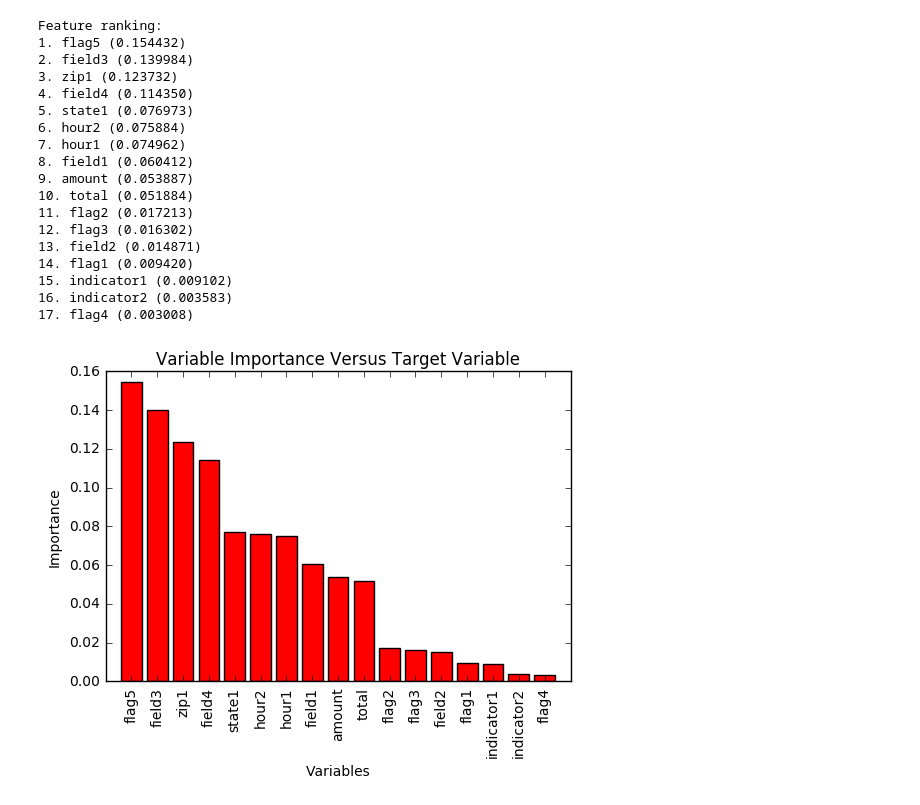
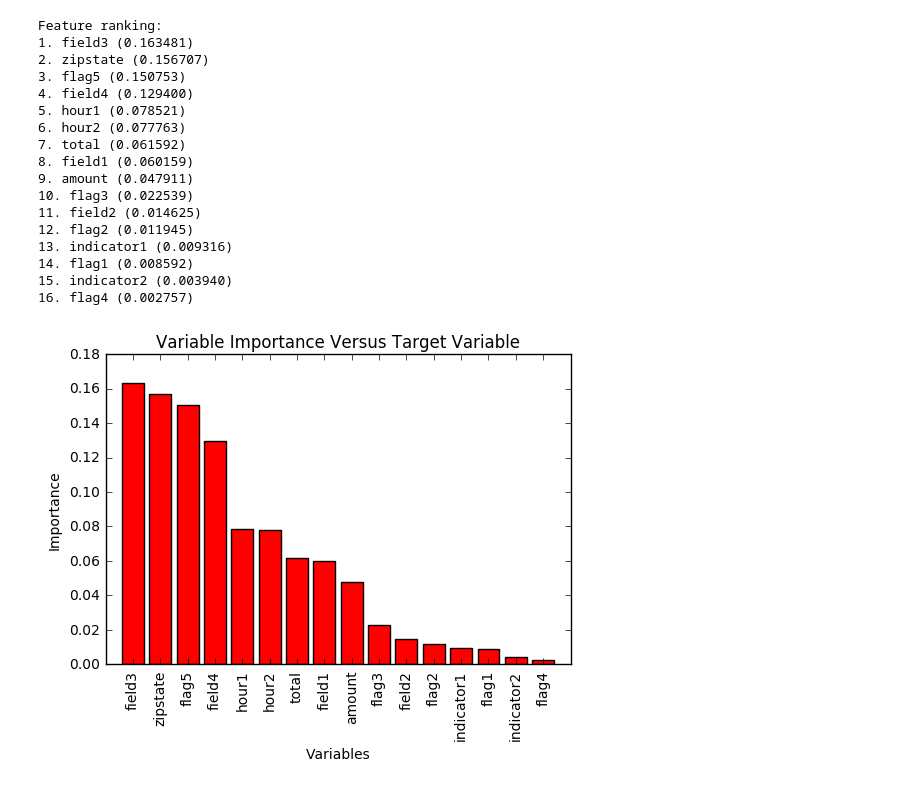
Before and after one commit to jonerra/Purdue_Data_Mining, a Jupyter notebook: StatExplore.ipynb, the cells around one changed output. Drawn from its saved outputs; the diff is of its cells as text; code cells hidden in the pictures.

```diff
--- a/StatExplore.ipynb
+++ b/StatExplore.ipynb
@@ -17,10 +17,12 @@ target = pd.read_csv('DataminingContest2009.Task2Targets.Train.csv')
 inputs = inputs.drop(['custAttr1', 'custAttr2'], 1)
 
 # Inputting the state missing value with the most common state
-inputs['state1'] = inputs['state1'].fillna(inputs['state1'].mode()[0])
+# inputs['state1'] = inputs['state1'].fillna(inputs['state1'].mode()[0])
+inputs["zipstate"] = inputs["zip1"].map(str) + inputs["state1"]
+inputs = inputs.drop(['zip1', 'state1'], 1)
 # %%
 # Create a data frame of only categorical values for chi-squared test
-categorical = inputs.drop(['amount', 'state1', 'zip1', 'total', 'field3', 'flag5'], 1)
+categorical = inputs.drop(['amount', 'total', 'field3', 'flag5', 'zipstate', 'field1'], 1)
 
 # Creating a chi-squared plot
 chi = []
@@ -74,8 +75,8 @@ flag4 0.443587379131
 # Converting state values to integers
 lbl = preprocessing.LabelEncoder()
 
-lbl.fit(np.unique(list(inputs['state1'].values)))
-inputs['state1'] = lbl.transform(list(inputs['state1'].values))
+lbl.fit(np.unique(list(inputs['zipstate'].values)))
+inputs['zipstate'] = lbl.transform(list(inputs['zipstate'].values))
 
 ## Variable importance section
 # Our variables for the classification task turned into numpy arrays(vectors?)
@@ -85,48 +86,47 @@ y = np.array(target)
 # Build a decision tree and compute the variables importances
 clf = ExtraTreesClassifier(n_estimators=50, random_state=0)
 # clf = DecisionTreeClassifier(random_state=0)
 
 # Fitting the decision tree
 clf.fit(X, y)
 importances = clf.feature_importances_
 indices = np.argsort(importances)[::-1]
 columns = []
 for i in indices:
     name = inputs.columns[i]
     columns.append(name)
 
 # Print the feature ranking
 print("Feature ranking:")
 
 for f in range(X.shape[1]):
     print("%d. %s (%f)" % (f + 1, columns[f], importances[indices[f]]))
 
 # Plot the feature importances of the forest
 plt.figure()
 plt.title("Variable Importance Versus Target Variable")
 plt.xlabel('Variables')
 plt.ylabel('Importance')
 plt.bar(range(X.shape[1]), importances[indices], color='r', align="center")
 plt.xticks(range(X.shape[1]), columns, rotation='90')
 plt.xlim([-1, X.shape[1]])
 plt.show()
 # %% [output]
 Feature ranking:
-1. flag5 (0.154432)
-2. field3 (0.139984)
-3. zip1 (0.123732)
-4. field4 (0.114350)
-5. state1 (0.076973)
-6. hour2 (0.075884)
-7. hour1 (0.074962)
-8. field1 (0.060412)
-9. amount (0.053887)
-10. total (0.051884)
-11. flag2 (0.017213)
-12. flag3 (0.016302)
-13. field2 (0.014871)
-14. flag1 (0.009420)
-15. indicator1 (0.009102)
-16. indicator2 (0.003583)
-17. flag4 (0.003008)
+1. field3 (0.163481)
+2. zipstate (0.156707)
+3. flag5 (0.150753)
+4. field4 (0.129400)
+5. hour1 (0.078521)
+6. hour2 (0.077763)
+7. total (0.061592)
+8. field1 (0.060159)
+9. amount (0.047911)
+10. flag3 (0.022539)
+11. field2 (0.014625)
+12. flag2 (0.011945)
+13. indicator1 (0.009316)
+14. flag1 (0.008592)
+15. indicator2 (0.003940)
+16. flag4 (0.002757)
-[figure, old version]
+[figure, new version]
```
Also changed, not shown: parts of 1 cell of this notebook, 4 other files.
